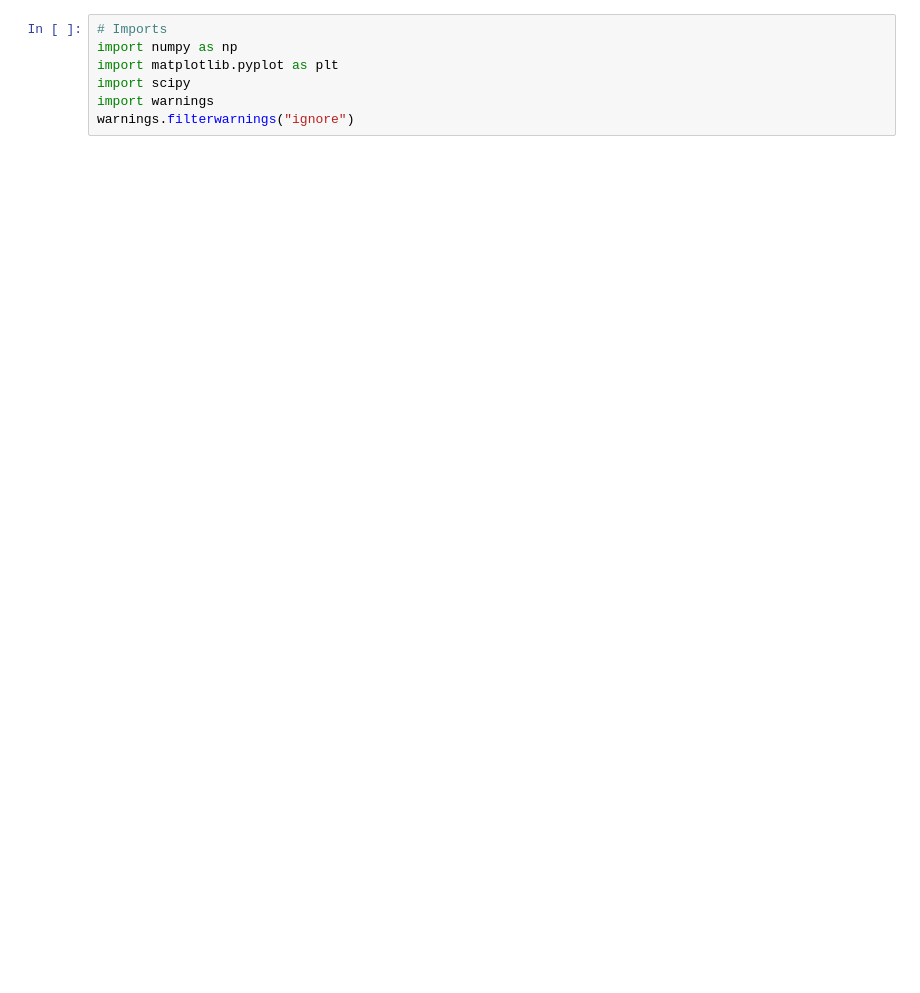
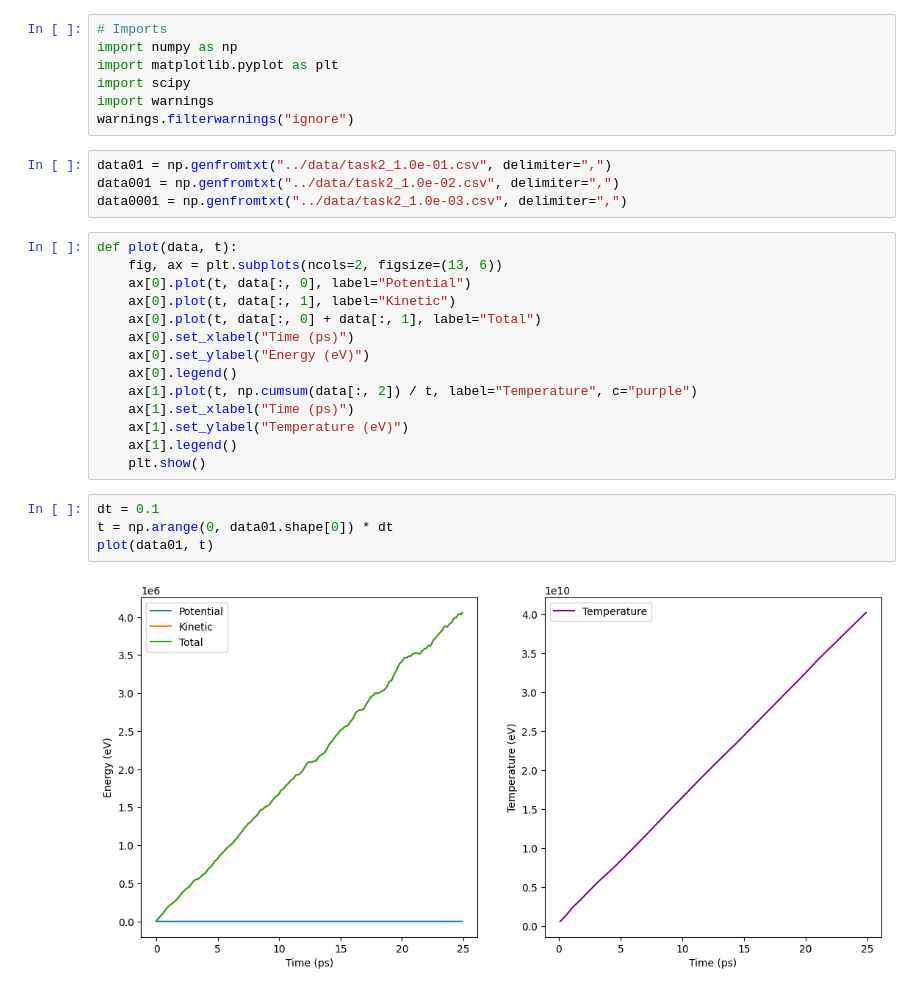
Before and after one commit to gujoh/compfys-h1b, a Jupyter notebook: plotting/task2.ipynb, the cells around one changed output. Cells and saved outputs as stored; diff of their text form; blank space fills up the shorter version.

Commit message:
plotting and things. smth is wrong w energy and temp

```diff
--- a/plotting/task2.ipynb
+++ b/plotting/task2.ipynb
@@ -5,3 +5,27 @@ import matplotlib.pyplot as plt
 import scipy
 import warnings
 warnings.filterwarnings("ignore")
+# %%
+data01 = np.genfromtxt("../data/task2_1.0e-01.csv", delimiter=",")
+data001 = np.genfromtxt("../data/task2_1.0e-02.csv", delimiter=",")
+data0001 = np.genfromtxt("../data/task2_1.0e-03.csv", delimiter=",")
+# %%
+def plot(data, t):
+    fig, ax = plt.subplots(ncols=2, figsize=(13, 6))
+    ax[0].plot(t, data[:, 0], label="Potential")
+    ax[0].plot(t, data[:, 1], label="Kinetic")
+    ax[0].plot(t, data[:, 0] + data[:, 1], label="Total")
+    ax[0].set_xlabel("Time (ps)")
+    ax[0].set_ylabel("Energy (eV)")
+    ax[0].legend()
+    ax[1].plot(t, np.cumsum(data[:, 2]) / t, label="Temperature", c="purple")
+    ax[1].set_xlabel("Time (ps)")
+    ax[1].set_ylabel("Temperature (eV)")
+    ax[1].legend()
+    plt.show()
+# %%
+dt = 0.1
+t = np.arange(0, data01.shape[0]) * dt
+plot(data01, t)
+# %% [output]
+[figure, added]
```
Also changed, not shown: parts of 3 cells of this notebook, 5 other files.
